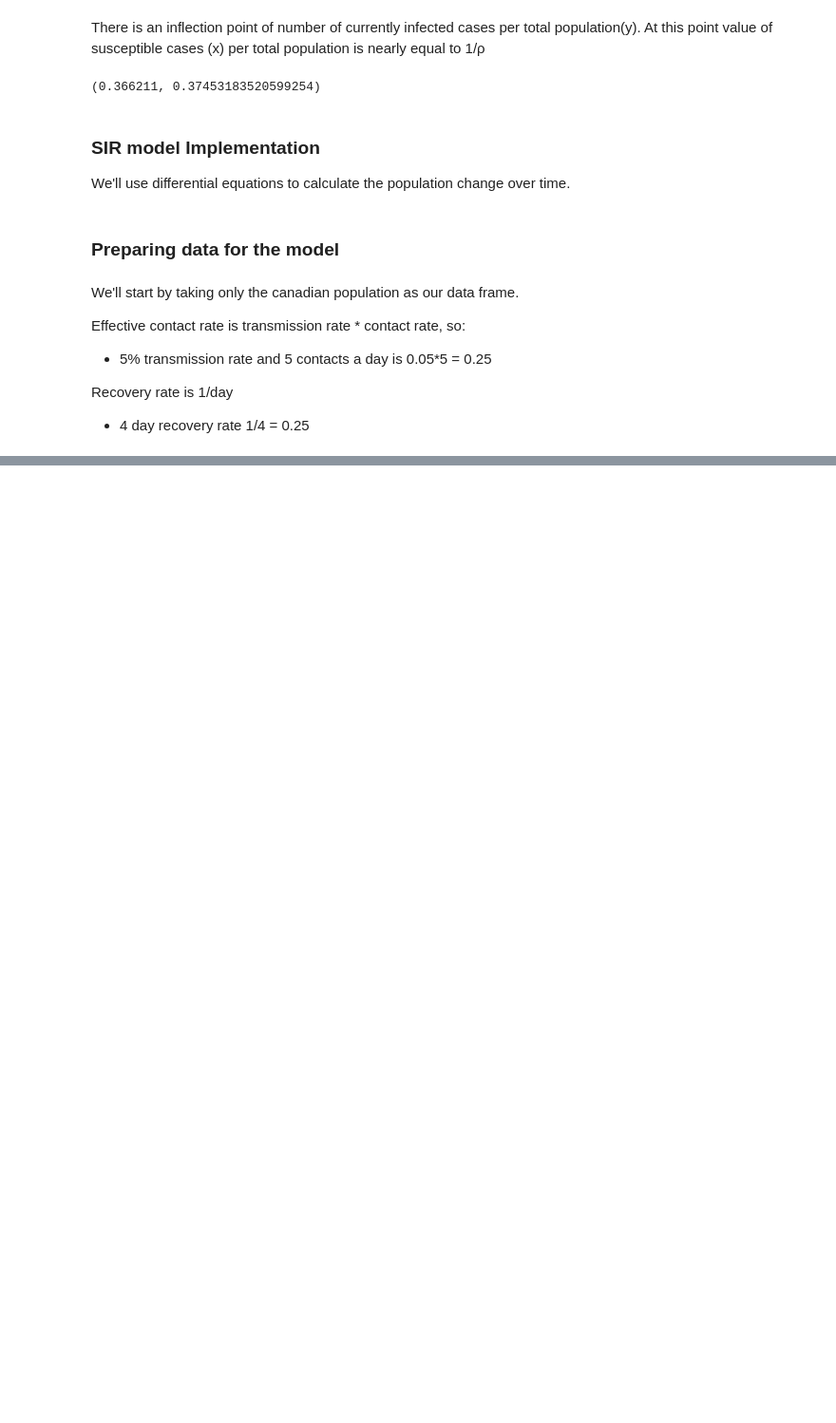
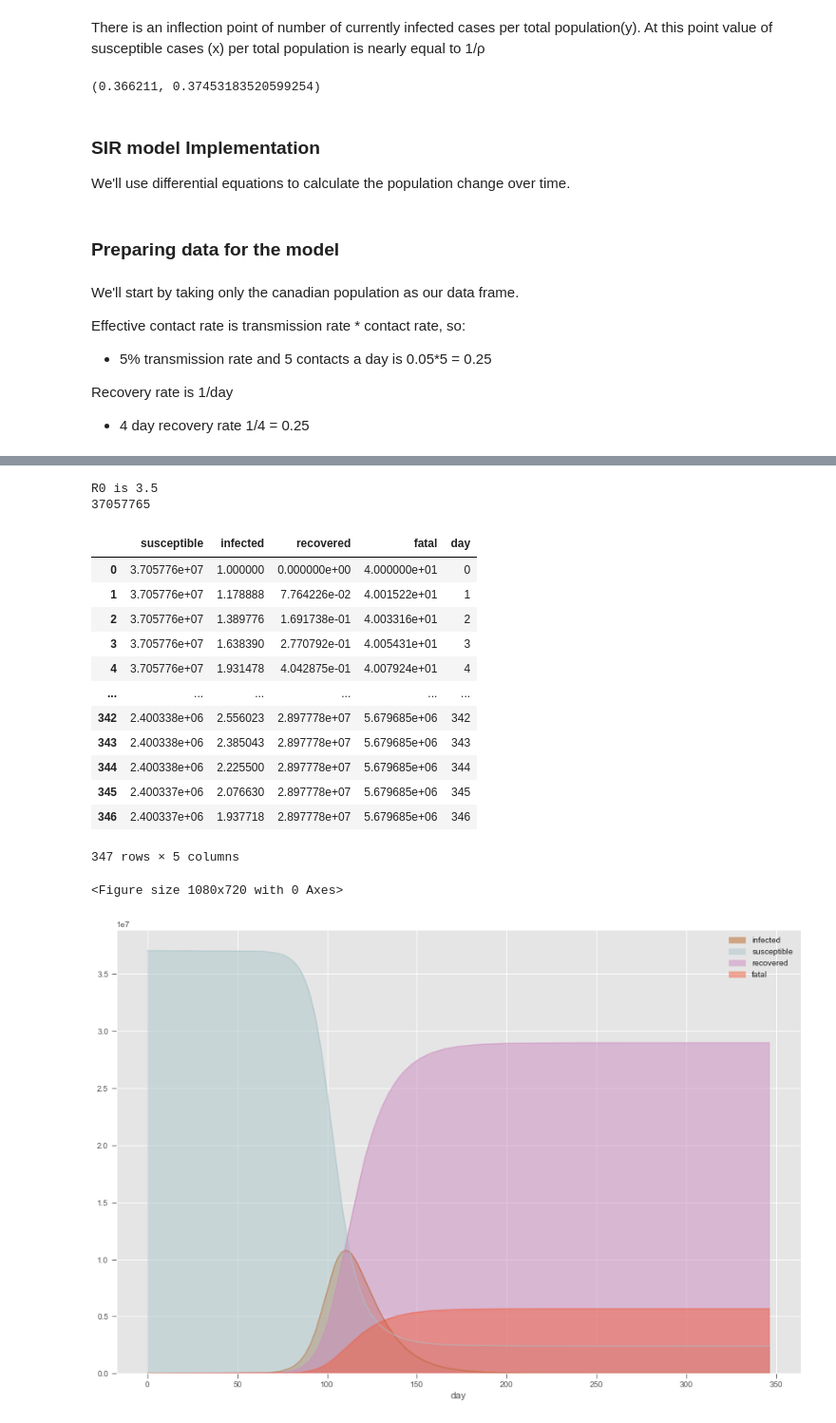
Before and after one commit to isohels/SIRModel, a Jupyter notebook: notebooks/CovsirPhy.ipynb, the cells around one changed output, grey strips where cells are left out. Shown: that part at 95% size. Drawn from its saved outputs; the diff is of its cells as text; code cells hidden in the pictures; blank space fills up the shorter version.

```diff
--- a/notebooks/CovsirPhy.ipynb
+++ b/notebooks/CovsirPhy.ipynb
@@ -904,0 +925,17 @@ Total population is 37057765
+# %%
+# The differentail equation to define SIR Model:
+
+def derivSIRD(state, t, N, beta, gamma, alpha):
+
+    S, I, R, D = state
+
+    #change in S population over time
+    dsdt = -beta * S* I / N
+    #change in I population over time
+    dIdt = beta * S * I / N - (gamma+alpha) * I
+    #change in R population over time
+    dRdt = gamma * I
+    #change in Fatalities over time
+    dDdt =  alpha * I
+
+    return dsdt, dIdt, dRdt, dDdt
@@ -905,3 +953,66 @@ Total population is 37057765
+# %%
+effective_contact_rate = 0.25
+recovery_rate = 1/14
+mortality_rate = 0.014
+
+#calculate R0
+print("R0 is", effective_contact_rate/recovery_rate)
+total_population = population_data.value("Canada", province = None)
+print(total_population)
+recovered = 0
+infected = 1
+susceptible = total_population - infected - recovered
+fatal = 40
+
+# number of days
+# days = len(jhu_data.subset("Canada", province=None))
+days = range(0,len(jhu_data.subset("Canada", province=None)))
+
+#use of differentail equation
+
+ret = odeint(derivSIRD,
+            [susceptible, infected, recovered, fatal],
+            days,
+            args = (total_population, effective_contact_rate, recovery_rate, mortality_rate))
+
+S, I , R, D = ret.T
+
+#Build a dataframe
+
+df = pd.DataFrame({
+    'susceptible': S,
+    'infected': I,
+    'recovered': R,
+    'fatal': D,
+    'day': days
+})
+
+plt.style.use('ggplot')
+plt.figure(figsize=(15,10))
+df.plot(x='day',
+        y=['infected', 'susceptible', 'recovered', 'fatal'],
+        color=['#bb6424', '#aac6ca', '#cc8ac0', '#F15E3F'],
+        kind='area',
+        stacked=False)
+df
+# %% [output]
+R0 is 3.5
+37057765
+|  | susceptible | infected | recovered | fatal | day |
+| 0 | 3.705776e+07 | 1.000000 | 0.000000e+00 | 4.000000e+01 | 0 |
+| 1 | 3.705776e+07 | 1.178888 | 7.764226e-02 | 4.001522e+01 | 1 |
+| 2 | 3.705776e+07 | 1.389776 | 1.691738e-01 | 4.003316e+01 | 2 |
+| 3 | 3.705776e+07 | 1.638390 | 2.770792e-01 | 4.005431e+01 | 3 |
+| 4 | 3.705776e+07 | 1.931478 | 4.042875e-01 | 4.007924e+01 | 4 |
+| ... | ... | ... | ... | ... | ... |
+| 342 | 2.400338e+06 | 2.556023 | 2.897778e+07 | 5.679685e+06 | 342 |
+| 343 | 2.400338e+06 | 2.385043 | 2.897778e+07 | 5.679685e+06 | 343 |
+| 344 | 2.400338e+06 | 2.225500 | 2.897778e+07 | 5.679685e+06 | 344 |
+| 345 | 2.400337e+06 | 2.076630 | 2.897778e+07 | 5.679685e+06 | 345 |
+| 346 | 2.400337e+06 | 1.937718 | 2.897778e+07 | 5.679685e+06 | 346 |
+347 rows × 5 columns
+<Figure size 1080x720 with 0 Axes>
+[figure, added]
 # %%
 # can_scenario = cs.Scenario(jhu_data, population_data, "Canada")
 # _ = can_scenario.trend()
```
Also changed, not shown: parts of 27 cells of this notebook, 3 other files.
